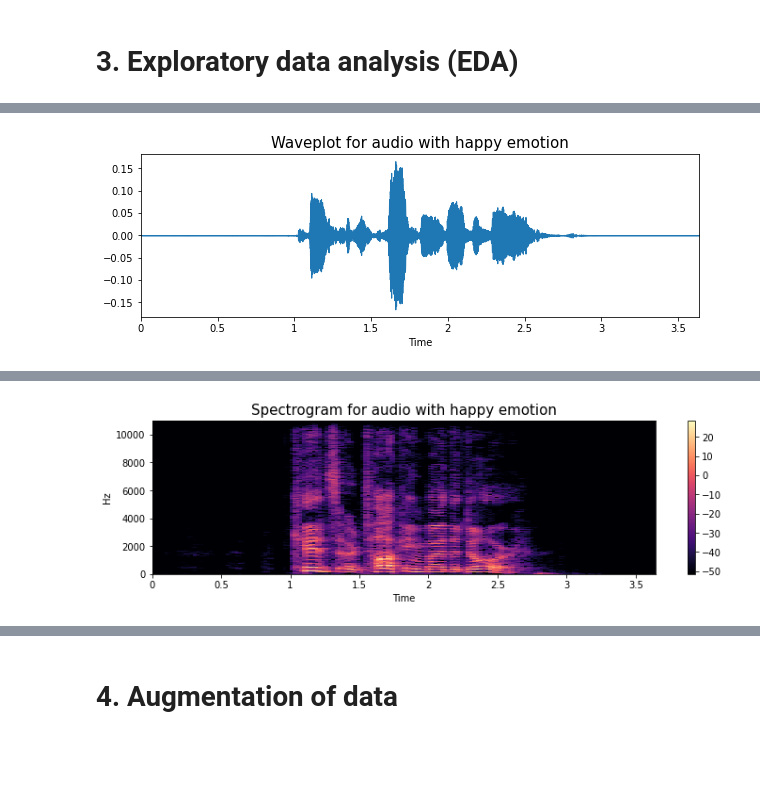
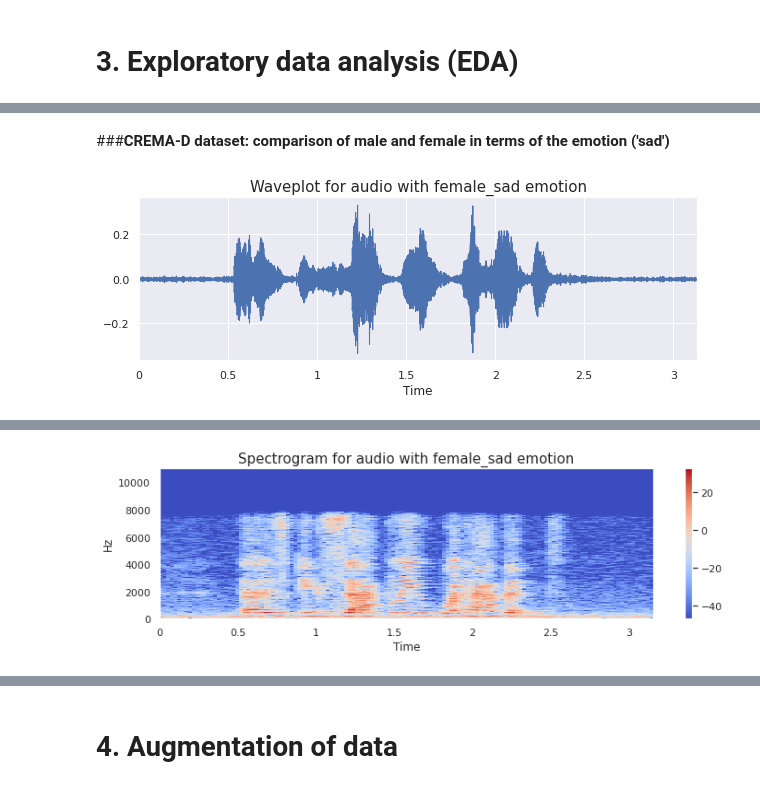
Before and after one commit to ZorroRapido/speech-emotion-recognition, a Jupyter notebook: notebook.ipynb, the cells around one changed output, grey strips where cells are left out. Cells and saved outputs as stored; diff of their text form; code cells hidden in the pictures; blank space fills up the shorter version.

```diff
--- a/notebook.ipynb
+++ b/notebook.ipynb
@@ -83,0 +309,5 @@ We excluded 'neutral' from the dataset as it's quite similar to the calm express
+# %%
+df = pd.concat([savee_df, ravdess_df, tess_df, cremad_df], axis=0)
+print(df.label.value_counts())
+df.to_csv("Data_path.csv",index=False)
+df.head()
@@ -85,7 +337,8 @@ We excluded 'neutral' from the dataset as it's quite similar to the calm express
 # **3. Exploratory data analysis (EDA)**
 # %%
 plt.title('Count of Emotions', size=16)
-sns.countplot(x=Ravdess_df.Emotions)
+sns.countplot(x=df.label)
+sns.set(rc={'figure.figsize':(26, 10)})
 plt.ylabel('Count', size=12)
 plt.xlabel('Emotions', size=12)
 sns.despine(top=True, right=True, left=False, bottom=False)
@@ -110,0 +366,8 @@ def create_spectrogram(data, sr, e):
+# %%
+emotion = 'male_sad'
+path = np.array(df.path[(df.label==emotion) & (df.source=='RAVDESS')])[6]
+
+data, sampling_rate = librosa.load(path)
+create_waveplot(data, sampling_rate, emotion)
+create_spectrogram(data, sampling_rate, emotion)
+Audio(path)
@@ -111,6 +378,7 @@ def create_spectrogram(data, sr, e):
 # %%
-emotion='sad'
-path = np.array(Ravdess_df.Path[Ravdess_df.Emotions==emotion])[1]
+emotion = 'female_sad'
+path = np.array(df.path[(df.label==emotion) & (df.source=='RAVDESS')])[1]
+
 data, sampling_rate = librosa.load(path)
 create_waveplot(data, sampling_rate, emotion)
 create_spectrogram(data, sampling_rate, emotion)
@@ -122,11 +390,14 @@ Audio(path)
+# %% [markdown]
+###**CREMA-D dataset: comparison of male and female in terms of the emotion ('sad')**
 # %%
-emotion='happy'
-path = np.array(Ravdess_df.Path[Ravdess_df.Emotions==emotion])[0]
+emotion = 'female_sad'
+path = np.array(df.path[(df.label==emotion) & (df.source=='CREMA')])[1]
+
 data, sampling_rate = librosa.load(path)
 create_waveplot(data, sampling_rate, emotion)
 create_spectrogram(data, sampling_rate, emotion)
 Audio(path)
 # %% [output]
-[figure, old version]
+[figure, new version]
 [interactive output not drawn]
-[figure, old version]
+[figure, new version]
```
Also changed, not shown: parts of 49 cells of this notebook.
